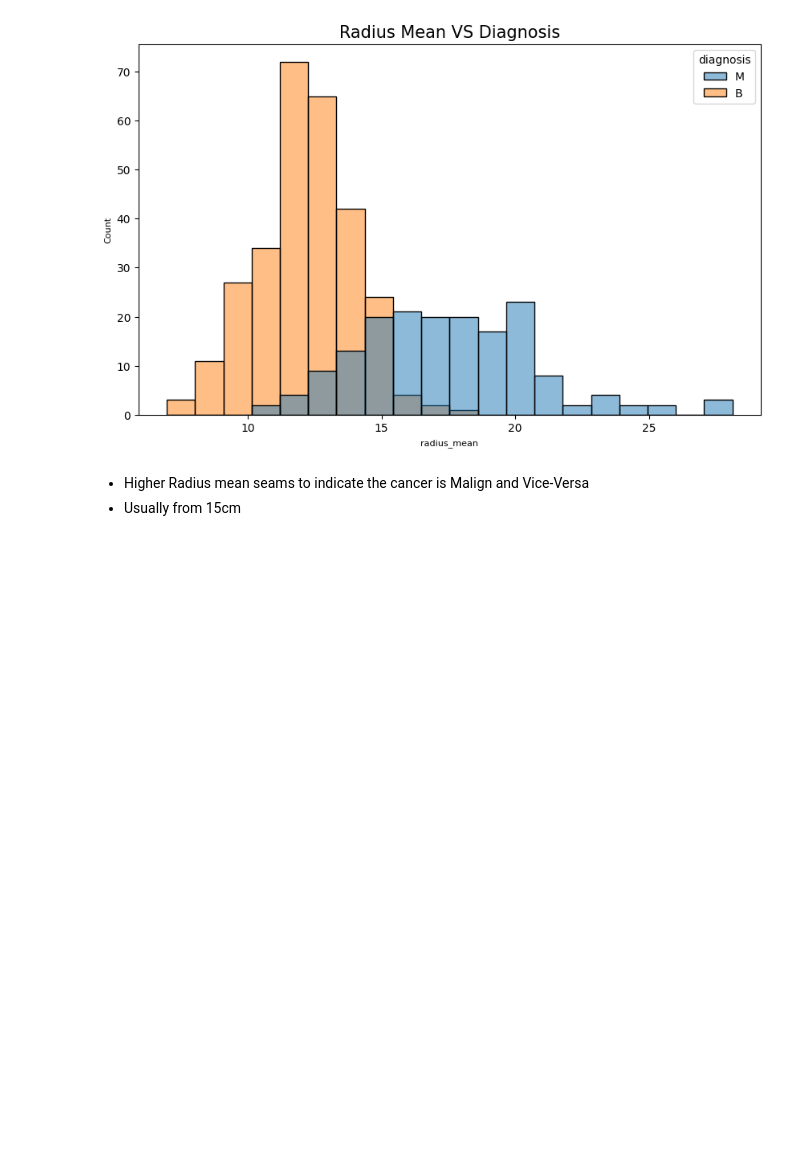
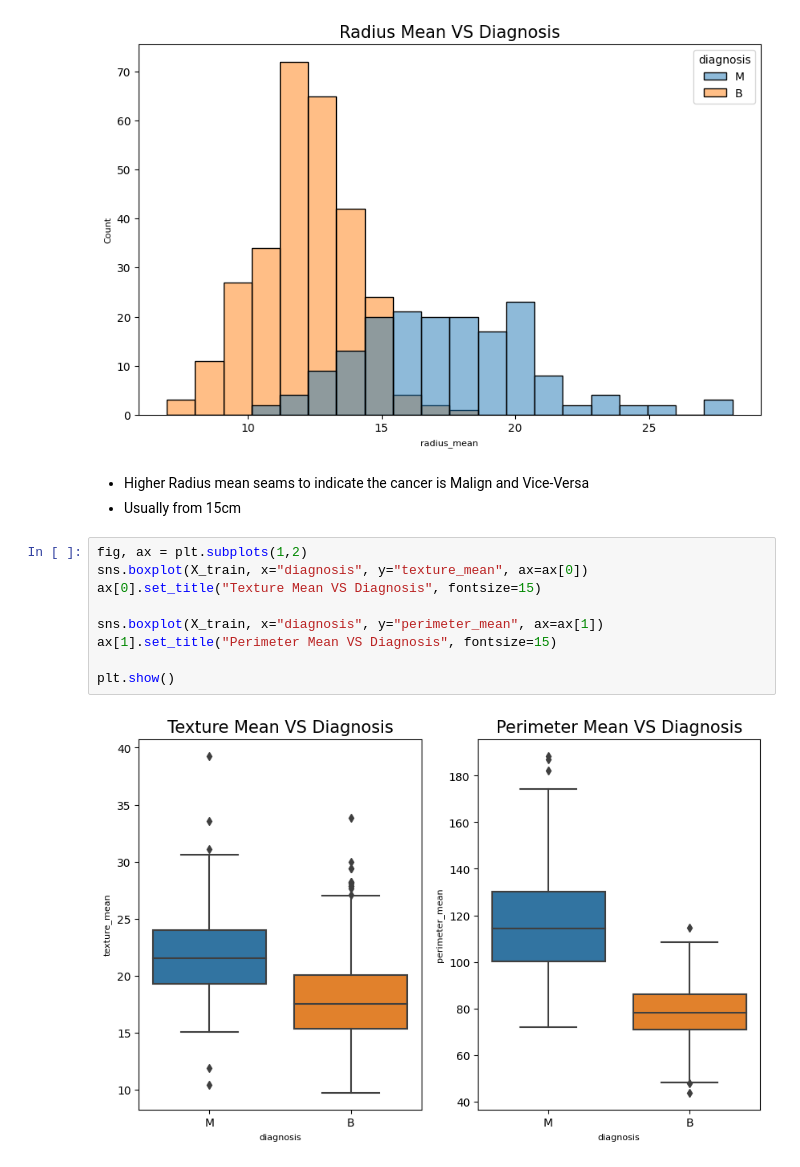
Before and after one commit to chikeibezim/cancer-diagnosis-prediction, a Jupyter notebook: notebooke792a016f4.ipynb, the cells around one changed output. Cells and saved outputs as stored; diff of their text form; blank space fills up the shorter version.

```diff
--- a/notebooke792a016f4.ipynb
+++ b/notebooke792a016f4.ipynb
@@ -134,3 +134,14 @@ plt.show()
 # %% [markdown]
 - Higher Radius mean seams to indicate the cancer is Malign and Vice-Versa
 - Usually from 15cm
+# %%
+fig, ax = plt.subplots(1,2)
+sns.boxplot(X_train, x="diagnosis", y="texture_mean", ax=ax[0])
+ax[0].set_title("Texture Mean VS Diagnosis", fontsize=15)
+
+sns.boxplot(X_train, x="diagnosis", y="perimeter_mean", ax=ax[1])
+ax[1].set_title("Perimeter Mean VS Diagnosis", fontsize=15)
+
+plt.show()
+# %% [output]
+[figure, added]
```
